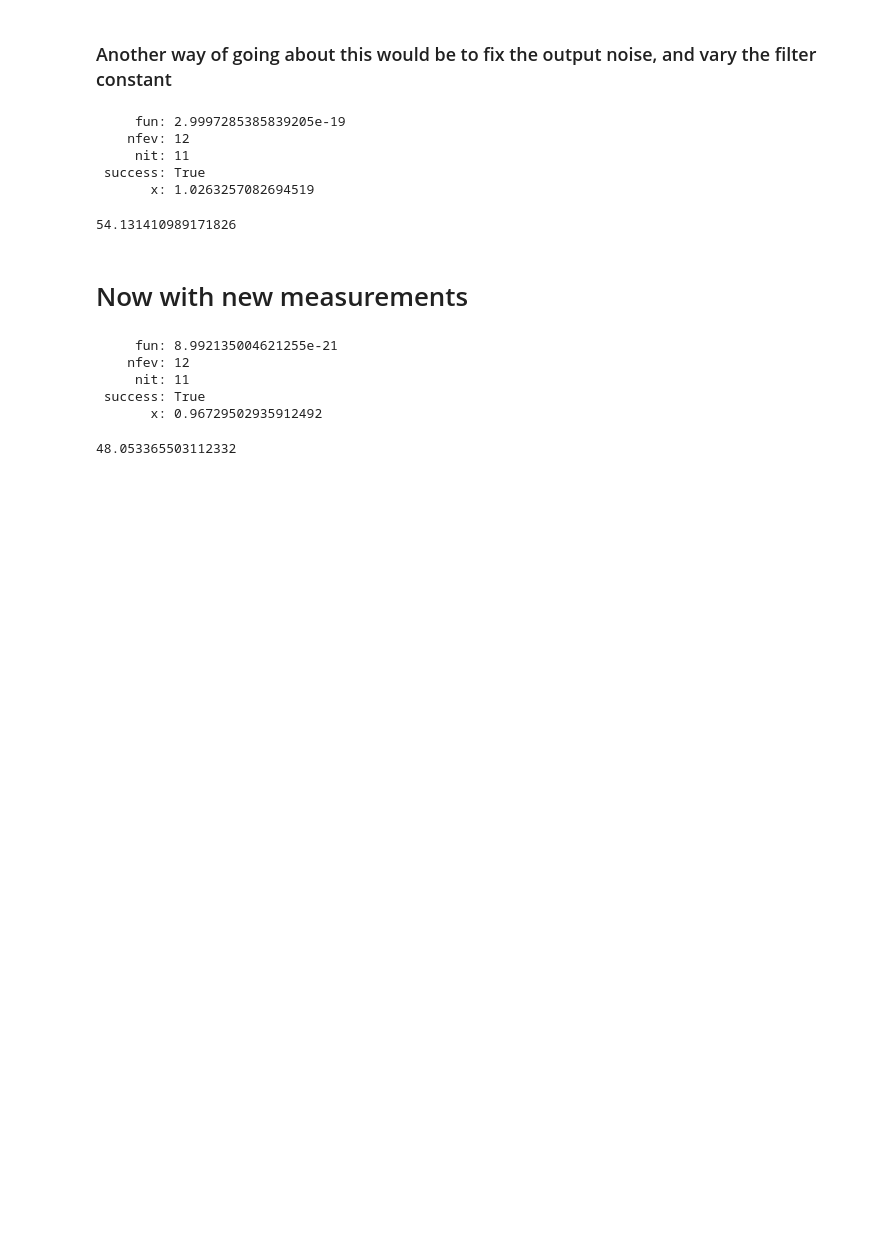
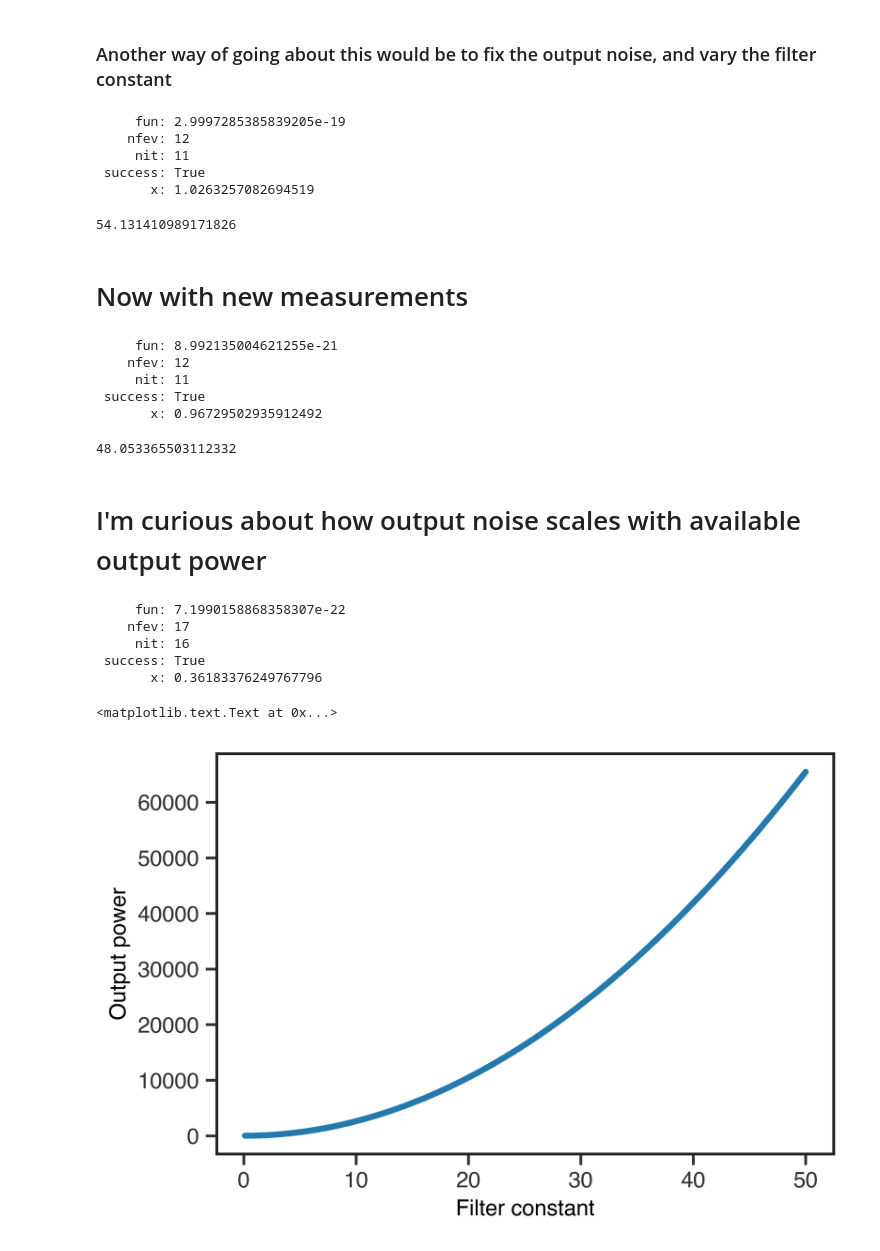
Before and after one commit to lmcintosh/ipython-notebooks, a Jupyter notebook: baccuslab/Surround - 5-18 get input, output noise.ipynb, the cells around one changed output. Cells and saved outputs as stored; diff of their text form; code cells hidden in the pictures; blank space fills up the shorter version.

Commit message:
more noise analyses

```diff
--- a/baccuslab/Surround - 5-18 get input, output noise.ipynb
+++ b/baccuslab/Surround - 5-18 get input, output noise.ipynb
@@ -396,3 +396,43 @@ target_power = np.sum((signal*filt_const_opt.x*average_ganglion_fft)**2
 target_power
 # %% [output]
 48.053365503112332
+# %% [markdown]
+# I'm curious about how output noise scales with available output power
+# %%
+def find_output_noise(x, filt_const=1.):
+    this_snr = get_snr(input_noise, x, signal, filt_const*average_ganglion_fft, mode='variance')
+    return (this_snr - 0.26912469)**2
+
+output_noise_opt = scipy.optimize.minimize_scalar(find_output_noise, args=(1.))
+# %%
+output_noise_opt
+# %% [output]
+     fun: 7.1990158868358307e-22
+    nfev: 17
+     nit: 16
+ success: True
+       x: 0.36183376249767796
+# %%
+target_power = np.sum((signal*filt_const_opt.x*average_ganglion_fft)**2
+                          + (input_noise*filt_const_opt.x*average_ganglion_fft)**2
+                          + output_noise_opt**2)
+# %%
+explore_filt_consts = np.linspace(0.1, 50., 1000)
+output_powers = []
+output_noises = []
+fit_error = []
+for filt_const in tqdm(explore_filt_consts):
+    output_noise_opt = scipy.optimize.minimize_scalar(find_output_noise, args=(filt_const))
+    target_power = np.sum((signal*filt_const_opt.x*average_ganglion_fft)**2
+                          + (input_noise*filt_const_opt.x*average_ganglion_fft)**2
+                          + output_noise_opt.x**2)
+    output_powers.append(target_power)
+    fit_error.append(output_noise_opt.fun)
+    output_noises.append(output_noise_opt.x)
+# %%
+plt.scatter(explore_filt_consts, output_powers, s=5)
+plt.ylabel('Output power')
+plt.xlabel('Filter constant')
+# %% [output]
+<matplotlib.text.Text at 0x...>
+[figure, added]
```
Also changed, not shown: parts of 20 cells of this notebook, 1 other file.
